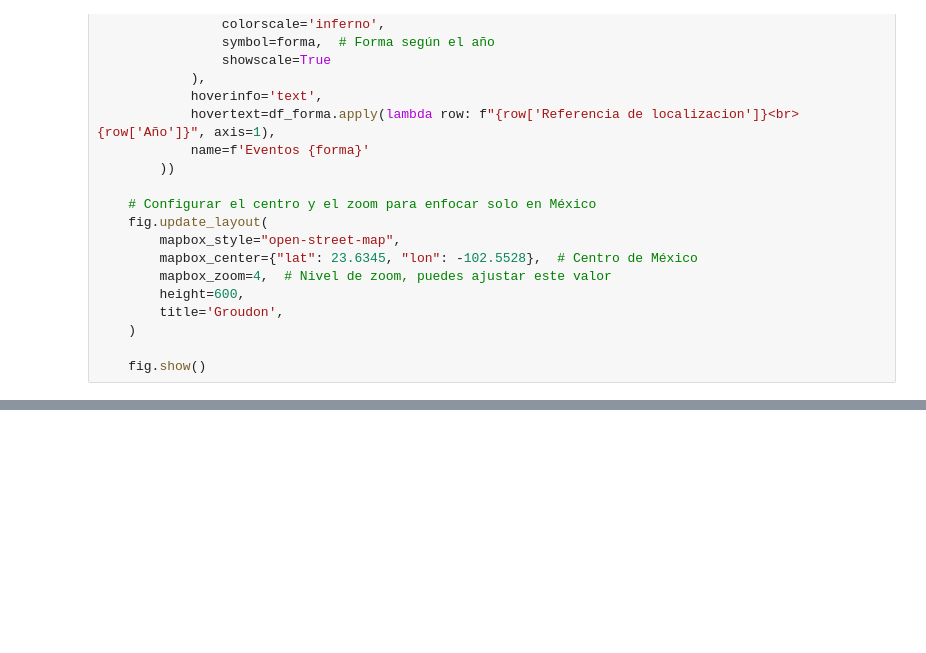
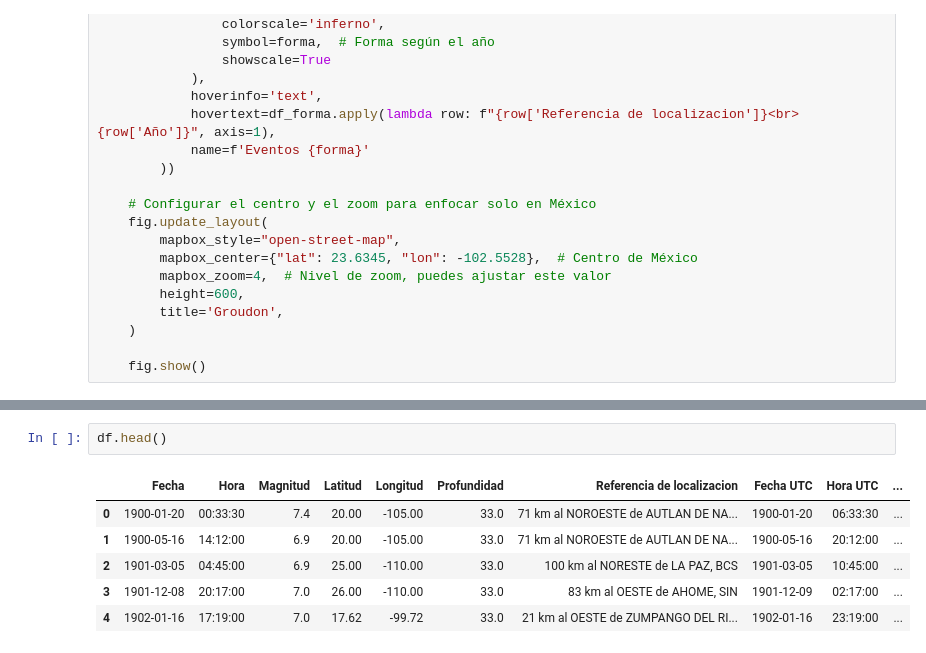
Before and after one commit to HectorH06/Lithomancer, a Jupyter notebook: info.ipynb, the cells around one changed output, grey strips where cells are left out. Cells and saved outputs as stored; diff of their text form; blank space fills up the shorter version.

```diff
--- a/info.ipynb
+++ b/info.ipynb
@@ -111,3 +111,12 @@ display(ui, out)
 # %% [output]
 VBox(children=(IntRangeSlider(value=(1990, 2025), continuous_update=False, description='Año:', max=2025, min=1…
 [interactive output not drawn]
+# %%
+df.head()
+# %% [output]
+|  | Fecha | Hora | Magnitud | Latitud | Longitud | Profundidad | Referencia de localizacion | Fecha UTC | Hora UTC | ... |
+| 0 | 1900-01-20 | 00:33:30 | 7.4 | 20.00 | -105.00 | 33.0 | 71 km al NOROESTE de AUTLAN DE NA... | 1900-01-20 | 06:33:30 | ... |
+| 1 | 1900-05-16 | 14:12:00 | 6.9 | 20.00 | -105.00 | 33.0 | 71 km al NOROESTE de AUTLAN DE NA... | 1900-05-16 | 20:12:00 | ... |
+| 2 | 1901-03-05 | 04:45:00 | 6.9 | 25.00 | -110.00 | 33.0 | 100 km al NORESTE de LA PAZ, BCS | 1901-03-05 | 10:45:00 | ... |
+| 3 | 1901-12-08 | 20:17:00 | 7.0 | 26.00 | -110.00 | 33.0 | 83 km al OESTE de AHOME, SIN | 1901-12-09 | 02:17:00 | ... |
+| 4 | 1902-01-16 | 17:19:00 | 7.0 | 17.62 | -99.72 | 33.0 | 21 km al OESTE de ZUMPANGO DEL RI... | 1902-01-16 | 23:19:00 | ... |
```
Also changed, not shown: parts of 1 cell of this notebook.
